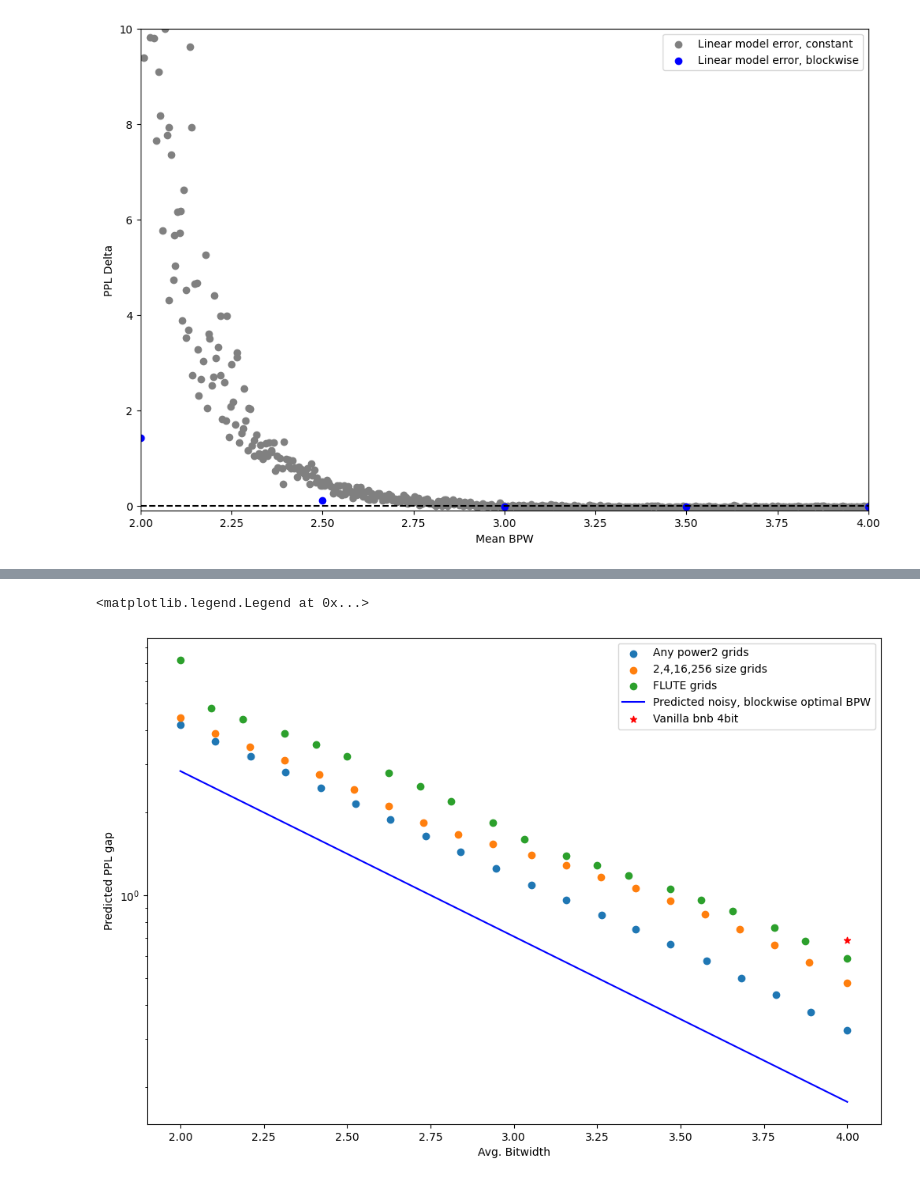
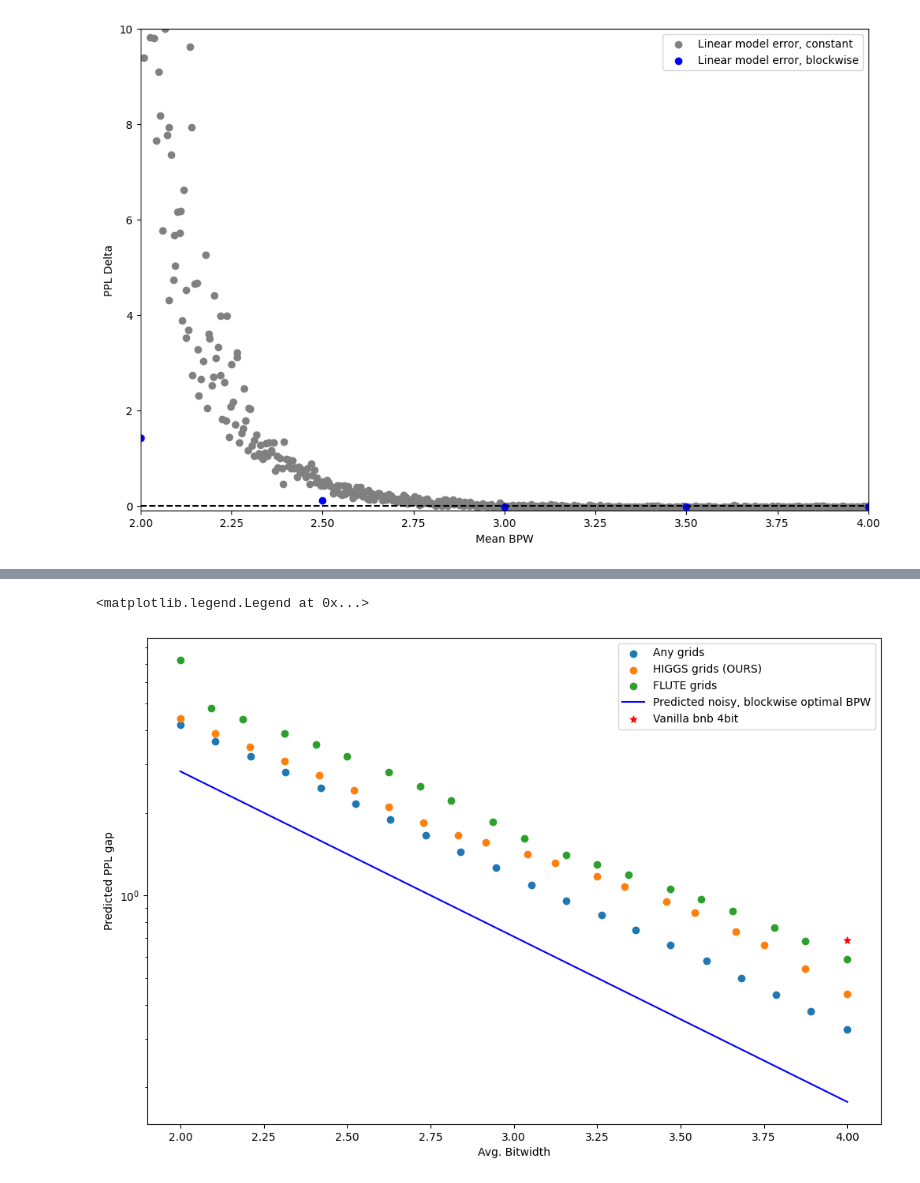
Before and after one commit to galqiwi/linear-layer-compression, a Jupyter notebook: Andrei/gptq/plots.ipynb, the cells around one changed output, grey strips where cells are left out. Saved outputs shown, nothing was run; the diff lists cells and outputs as text; code cells hidden in the pictures.

```diff
--- a/Andrei/gptq/plots.ipynb
+++ b/Andrei/gptq/plots.ipynb
@@ -421,9 +402,13 @@ env: CUDA_VISIBLE_DEVICES=7
 import numpy as np
 import matplotlib.pyplot as plt
 
-plt.scatter([v["bits"] for v in good_grids_with_mse], [v["mse"] for v in good_grids_with_mse], label="OK HIGGS grids")
-plt.scatter([v["bits"] for v in good_grids_with_mse if v["edenn_n"] in [2, 4, 16, 256]], [v["mse"] for v in good_grids_with_mse if v["edenn_n"] in [2, 4, 16, 256]], label="Good HIGGS grids")
-plt.scatter([v["bits"] for v in good_grids_with_mse if v["edenn_n"] in [4, 8, 16] and v["edenn_d"] == 1], [v["mse"] for v in good_grids_with_mse if v["edenn_n"] in [4, 8, 16] and v["edenn_d"] == 1], label="Flute grids")
+higgs_grids = [grid for grid in good_grids_with_mse if grid['edenn_n'] == 256 and grid['bits'] >= 1.3]
+flute_grids = [grid for grid in good_grids_with_mse if grid["edenn_n"] in [4, 8, 16] and grid["edenn_d"] == 1]
+higgs_flute_grids = higgs_grids + flute_grids
+
+plt.scatter([v["bits"] for v in good_grids_with_mse], [v["mse"] for v in good_grids_with_mse], label="All grids")
+plt.scatter([v["bits"] for v in higgs_grids], [v["mse"] for v in higgs_grids], label="HIGGS grids")
+plt.scatter([v["bits"] for v in flute_grids], [v["mse"] for v in flute_grids], label="Flute grids")
 
 plt.plot(np.linspace(0, 4), np.power(4, -np.linspace(0, 4)), linestyle="--", color="black")
 
@@ -522,82 +519,100 @@ def get_expected_ppl_gap(slopes, grid_mses, selection):
 def get_bitwidth(weights, grid_bits, selection):
     return (weights * grid_bits[selection]).sum()
 
-
+# ANY
 temp_ppl_gaps = []
 temp_bitwidths = []
 for indices in any_configurations:
-    girds_to_map_to = good_grids_with_mse # any
     ppl_gap = get_expected_ppl_gap(
         slopes,
-        np.asarray([grid["mse"] for grid in girds_to_map_to]),
+        np.asarray([grid["mse"] for grid in good_grids_with_mse]),
         np.asarray(indices),
     )
     bitwidht = get_bitwidth(
         np.ones((32,)) / 32,
-        np.asarray([grid["bits"] for grid in girds_to_map_to]),
+        np.asarray([grid["bits"] for grid in good_grids_with_mse]),
         np.asarray(indices),
     )
 
     temp_ppl_gaps.append(ppl_gap)
     temp_bitwidths.append(bitwidht)
-plt.scatter(temp_bitwidths, temp_ppl_gaps, label=f"Any power2 grids")
+plt.scatter(temp_bitwidths, temp_ppl_gaps, label=f"Any grids")
 
+# HIGGS
 temp_ppl_gaps = []
 temp_bitwidths = []
 for indices in higgs_configurations:
-    girds_to_map_to = [grid for grid in good_grids_with_mse if grid["edenn_n"] in [2, 4, 8, 16, 256]] # good HIGGS
     ppl_gap = get_expected_ppl_gap(
         slopes,
-        np.asarray([grid["mse"] for grid in girds_to_map_to]),
+        np.asarray([grid["mse"] for grid in higgs_grids]),
         np.asarray(indices),
     )
     bitwidht = get_bitwidth(
         np.ones((32,)) / 32,
-        np.asarray([grid["bits"] for grid in girds_to_map_to]),
+        np.asarray([grid["bits"] for grid in higgs_grids]),
         np.asarray(indices),
     )
 
     temp_ppl_gaps.append(ppl_gap)
     temp_bitwidths.append(bitwidht)
-plt.scatter(temp_bitwidths, temp_ppl_gaps, label=f"2,4,16,256 size grids")
+plt.scatter(temp_bitwidths, temp_ppl_gaps, label=f"HIGGS grids (OURS)")
 
+# FLUTE
 temp_ppl_gaps = []
 temp_bitwidths = []
 for indices in flute_configurations:
-    girds_to_map_to = [grid for grid in good_grids_with_mse if grid["edenn_n"] in [4, 8, 16] and grid["edenn_d"] == 1] # FLUTE supported
     ppl_gap = get_expected_ppl_gap(
         slopes,
-        np.asarray([grid["mse"] for grid in girds_to_map_to]),
+        np.asarray([grid["mse"] for grid in flute_grids]),
         np.asarray(indices),
     )
     bitwidht = get_bitwidth(
         np.ones((32,)) / 32,
-        np.asarray([grid["bits"] for grid in girds_to_map_to]),
+        np.asarray([grid["bits"] for grid in flute_grids]),
         np.asarray(indices),
     )
 
     temp_ppl_gaps.append(ppl_gap)
     temp_bitwidths.append(bitwidht)
 plt.scatter(temp_bitwidths, temp_ppl_gaps, label=f"FLUTE grids")
+
+# HIGGS+FLUTE
+temp_ppl_gaps = []
+temp_bitwidths = []
+for indices in higgs_flute_configurations:
+    ppl_gap = get_expected_ppl_gap(
+        slopes,
+        np.asarray([grid["mse"] for grid in higgs_flute_grids]),
+        np.asarray(indices),
+    )
+    bitwidht = get_bitwidth(
+        np.ones((32,)) / 32,
+        np.asarray([grid["bits"] for grid in higgs_flute_grids]),
+        np.asarray(indices),
+    )
+
+    temp_ppl_gaps.append(ppl_gap)
+    temp_bitwidths.append(bitwidht)
+# plt.scatter(temp_bitwidths, temp_ppl_gaps, label=f"HIGGS+FLUTE grids")
 
 plt.plot(
     np.linspace(2, 4),
     [expected_ppl_gap(slopes, get_optimal_blockwise_bitwidths(slopes, bpw)) for bpw in np.linspace(2, 4)],
     color="blue", label="Predicted noisy, blockwise optimal BPW",
 )
 
 plt.scatter(
     [4.0],
     [6.2920427322387695 - np.min(rtn_ppls)],
     color="red", marker="*", label="Vanilla bnb 4bit"
 )
 
 plt.xlabel("Avg. Bitwidth")
 plt.ylabel("Predicted PPL gap")
 
 plt.yscale('log')
 
 plt.legend()
 # %% [output]
 <matplotlib.legend.Legend at 0x...>
-[figure, old version]
+[figure, new version]
```
Also changed, not shown: parts of 11 cells of this notebook, 6 other files.
